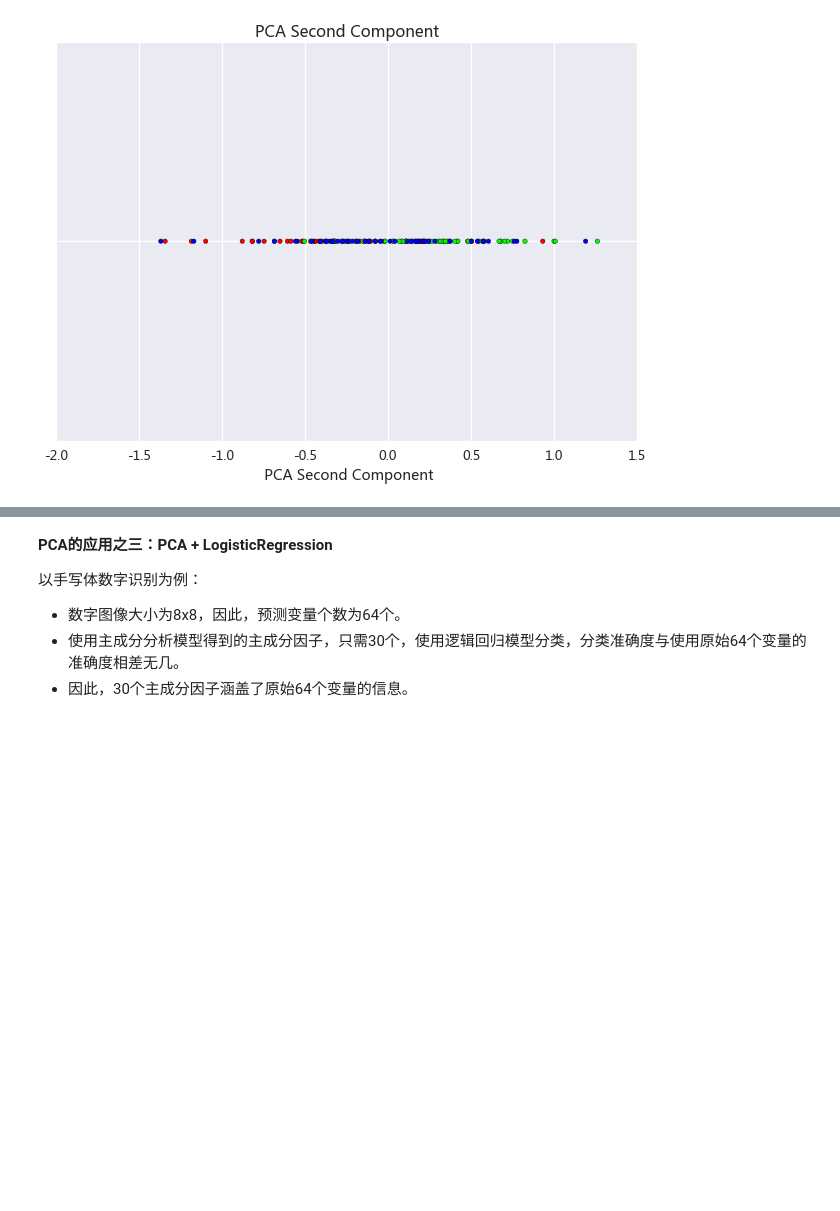
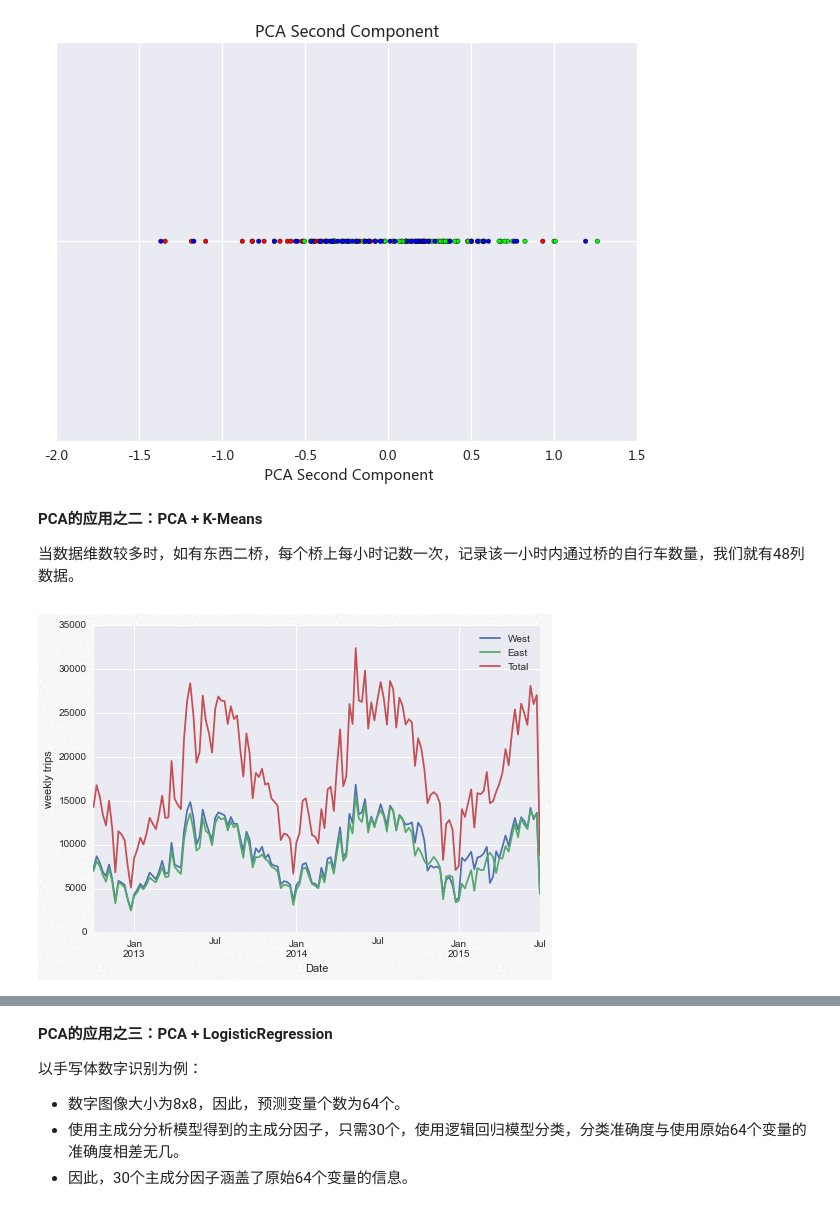
Before and after one commit to yishi/Data-Science-Series-in-Python, a Jupyter notebook: the_introduction_of_data_science_05.ipynb, the cells around one changed output, grey strips where cells are left out. Drawn from its saved outputs; the diff is of its cells as text; code cells hidden in the pictures; blank space fills up the shorter version.

```diff
--- a/the_introduction_of_data_science_05.ipynb
+++ b/the_introduction_of_data_science_05.ipynb
@@ -258,3 +266,11 @@ plt.title('PCA Second Component')
 plt.yticks(np.arange(3), (''));
 # %% [output]
 [figure]
+# %% [markdown]
+**PCA的应用之二：PCA + K-Means**
+
+当数据维数较多时，如有东西二桥，每个桥上每小时记数一次，记录该一小时内通过桥的自行车数量，我们就有48列数据。
+# %%
+Image('img/pca_b.PNG')
+# %% [output]
+[figure, added]
```
Also changed, not shown: parts of 18 cells of this notebook.
